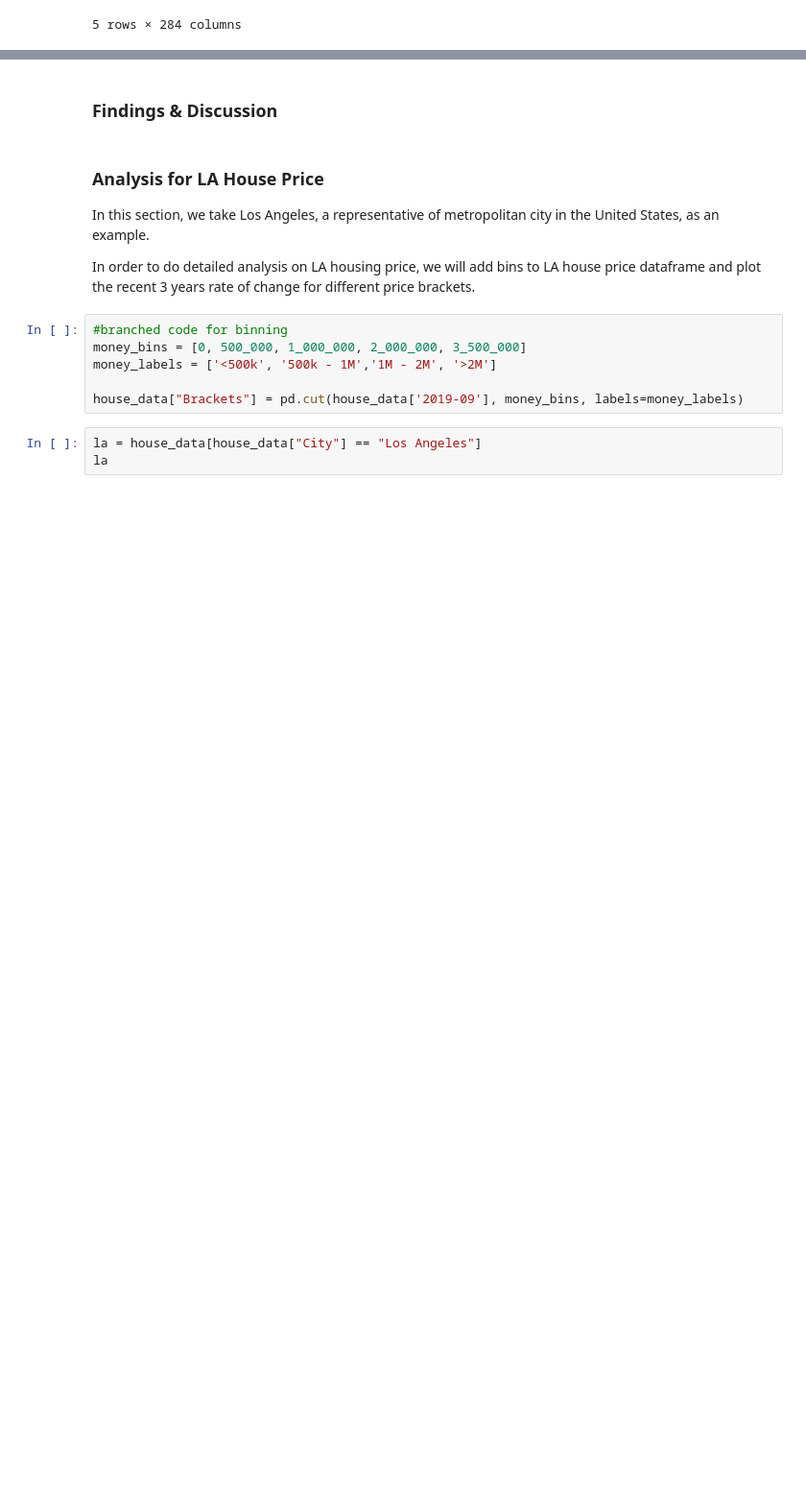
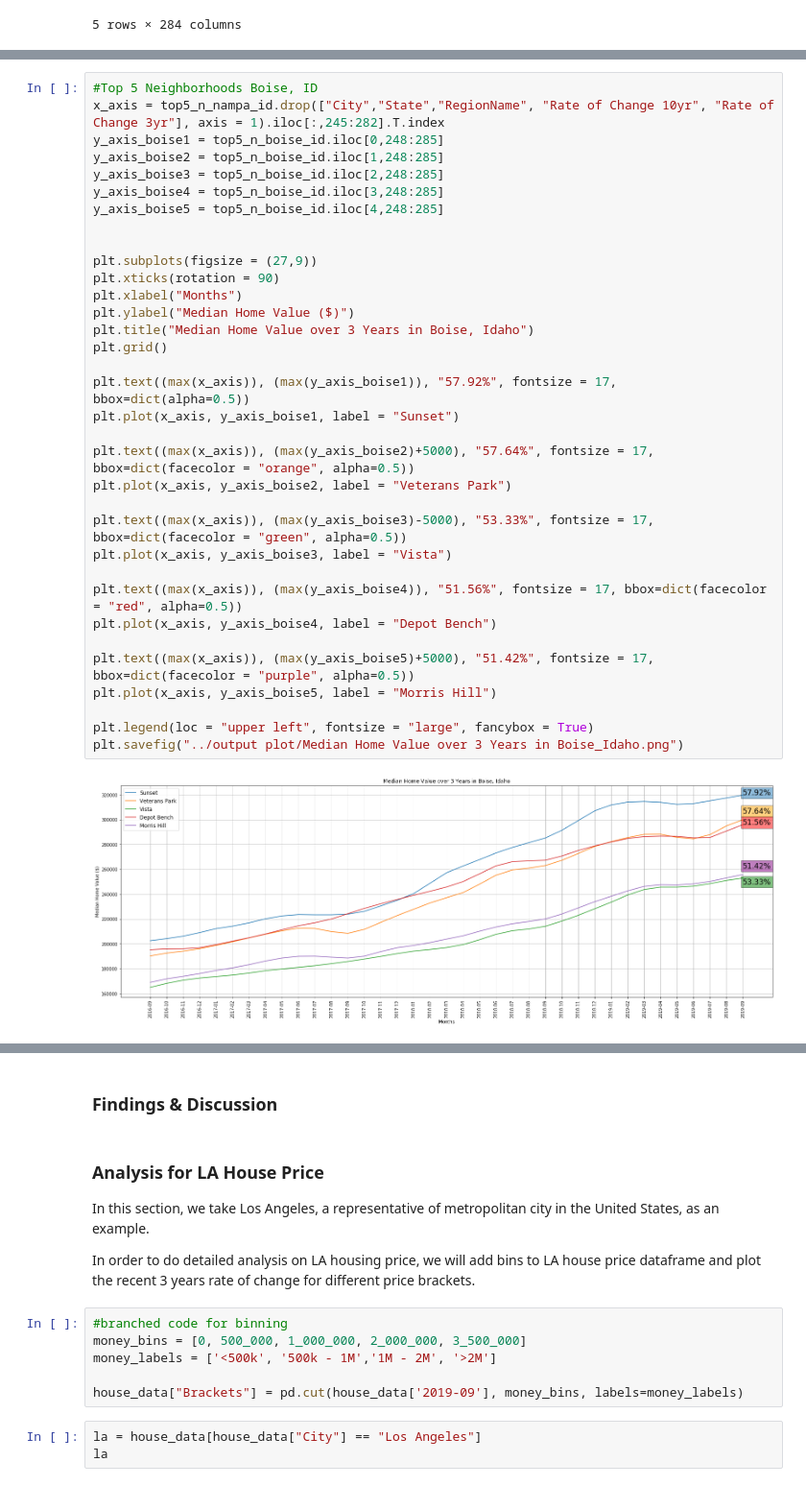
Before and after one commit to vitoperez117/Python-Project-US-Housing, a Jupyter notebook: US_housing_price/US_housing_price.ipynb, the cells around one changed output, grey strips where cells are left out. Shown at 96% size. Saved outputs shown, nothing was run; the diff lists cells and outputs as text; blank space fills up the shorter version.

```diff
--- a/US_housing_price/US_housing_price.ipynb
+++ b/US_housing_price/US_housing_price.ipynb
@@ -492,0 +498,36 @@ plt.plot(x_axis, y_axis_nam)
+# %%
+#Top 5 Neighborhoods Boise, ID
+x_axis = top5_n_nampa_id.drop(["City","State","RegionName", "Rate of Change 10yr", "Rate of Change 3yr"], axis = 1).iloc[:,245:282].T.index
+y_axis_boise1 = top5_n_boise_id.iloc[0,248:285]
+y_axis_boise2 = top5_n_boise_id.iloc[1,248:285]
+y_axis_boise3 = top5_n_boise_id.iloc[2,248:285]
+y_axis_boise4 = top5_n_boise_id.iloc[3,248:285]
+y_axis_boise5 = top5_n_boise_id.iloc[4,248:285]
+
+
+plt.subplots(figsize = (27,9))
+plt.xticks(rotation = 90)
+plt.xlabel("Months")
+plt.ylabel("Median Home Value ($)")
+plt.title("Median Home Value over 3 Years in Boise, Idaho")
+plt.grid()
+
+plt.text((max(x_axis)), (max(y_axis_boise1)), "57.92%", fontsize = 17, bbox=dict(alpha=0.5))
+plt.plot(x_axis, y_axis_boise1, label = "Sunset")
+
+plt.text((max(x_axis)), (max(y_axis_boise2)+5000), "57.64%", fontsize = 17, bbox=dict(facecolor = "orange", alpha=0.5))
+plt.plot(x_axis, y_axis_boise2, label = "Veterans Park")
+
+plt.text((max(x_axis)), (max(y_axis_boise3)-5000), "53.33%", fontsize = 17, bbox=dict(facecolor = "green", alpha=0.5))
+plt.plot(x_axis, y_axis_boise3, label = "Vista")
+
+plt.text((max(x_axis)), (max(y_axis_boise4)), "51.56%", fontsize = 17, bbox=dict(facecolor = "red", alpha=0.5))
+plt.plot(x_axis, y_axis_boise4, label = "Depot Bench")
+
+plt.text((max(x_axis)), (max(y_axis_boise5)+5000), "51.42%", fontsize = 17, bbox=dict(facecolor = "purple", alpha=0.5))
+plt.plot(x_axis, y_axis_boise5, label = "Morris Hill")
+
+plt.legend(loc = "upper left", fontsize = "large", fancybox = True)
+plt.savefig("../output plot/Median Home Value over 3 Years in Boise_Idaho.png")
+# %% [output]
+[figure, added]
```
Also changed, not shown: parts of 15 cells of this notebook, 10 other files.
